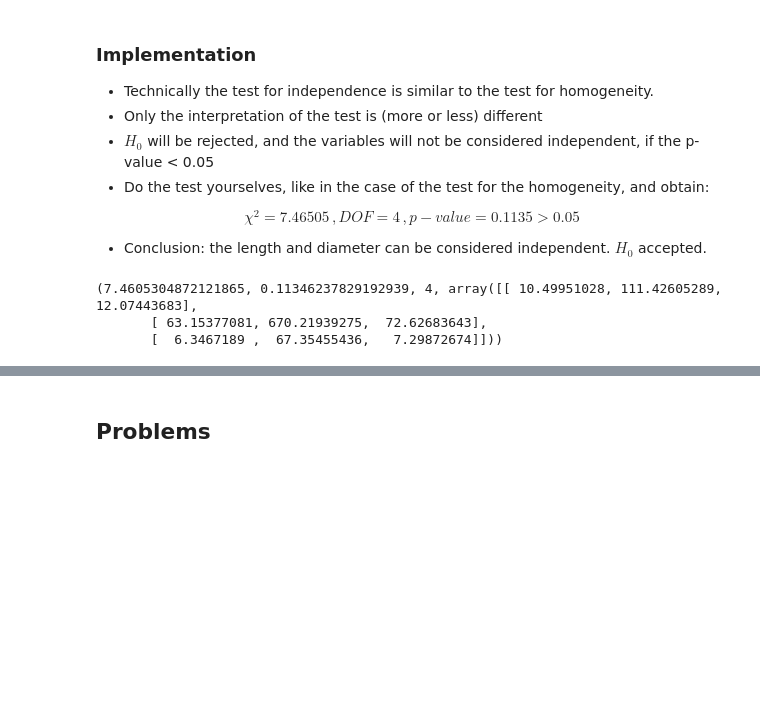
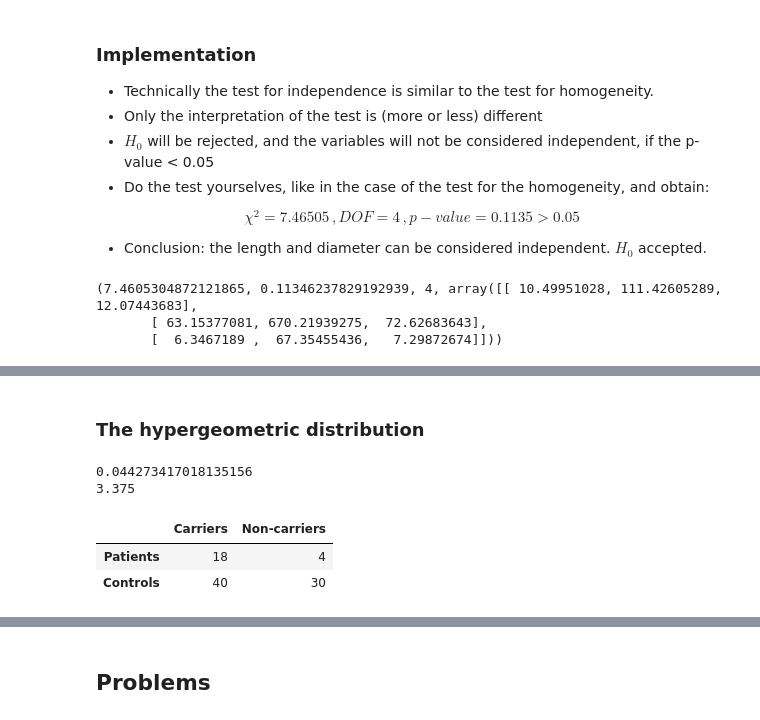
Before and after one commit to lsig/Statistics, a Jupyter notebook: Workbook.ipynb, the cells around one changed output, grey strips where cells are left out. Cells and saved outputs as stored; diff of their text form; code cells hidden in the pictures; blank space fills up the shorter version.

```diff
--- a/Workbook.ipynb
+++ b/Workbook.ipynb
@@ -2297,0 +2398,25 @@ print(chi2_contingency(df2))
+# %% [markdown]
+### The hypergeometric distribution
+# %%
+import pandas as pd
+import numpy as np
+from scipy.stats import fisher_exact
+
+data = {'Carriers': [18, 40, 58], "Non-carriers": [4, 30, 34], "Total": [22, 70, 92]}
+
+df = pd.DataFrame(data, index=["Patients", "Controls", "Total"])
+
+df2 = df.iloc[0:2].drop(columns="Total")
+
+odds_ratio, p_value = fisher_exact(df2)
+
+print(p_value)
+print(odds_ratio)
+
+df2
+# %% [output]
+0.044273417018135156
+3.375
+|  | Carriers | Non-carriers |
+| Patients | 18 | 4 |
+| Controls | 40 | 30 |
```
Also changed, not shown: parts of 13 cells of this notebook, 1 other file.
